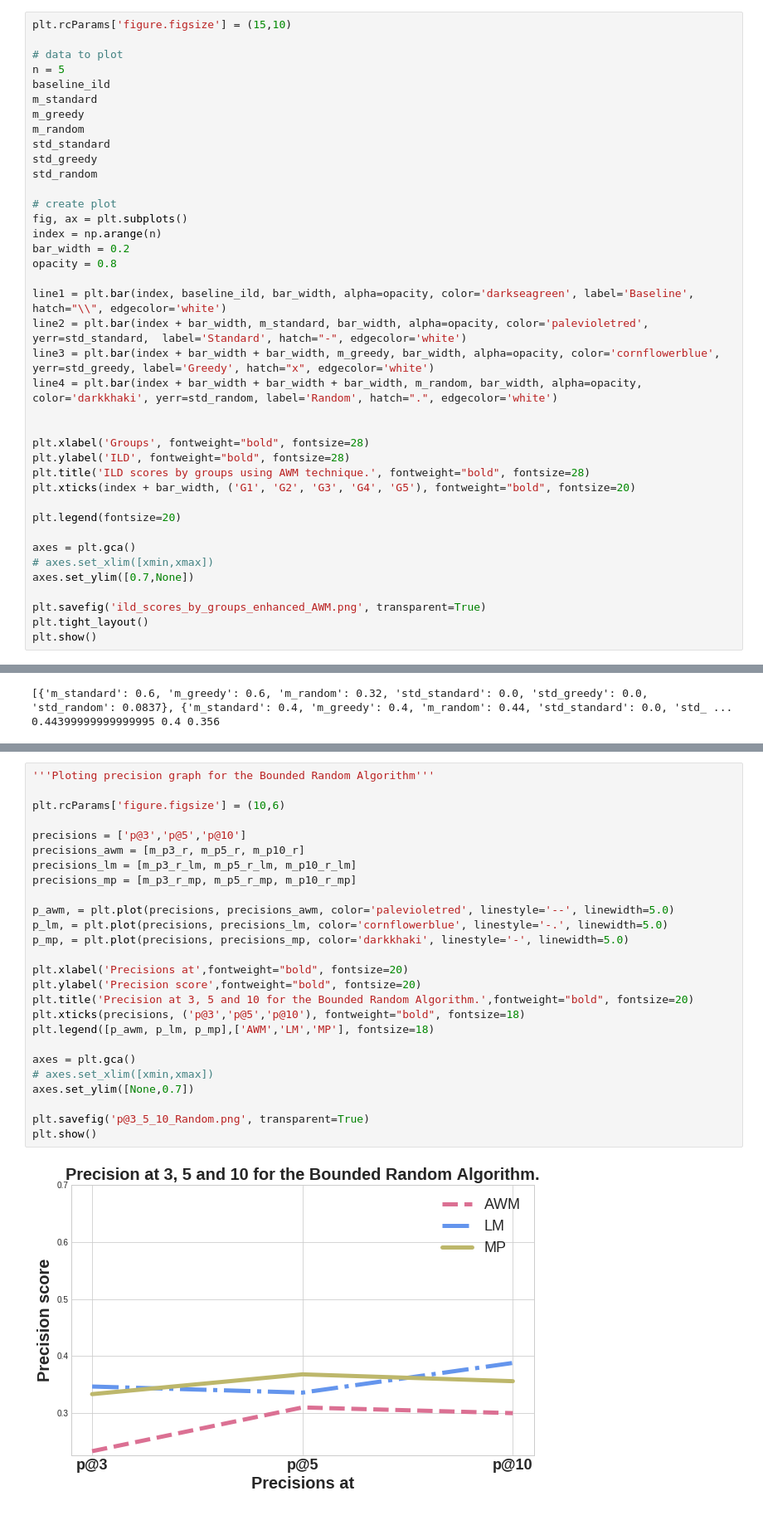
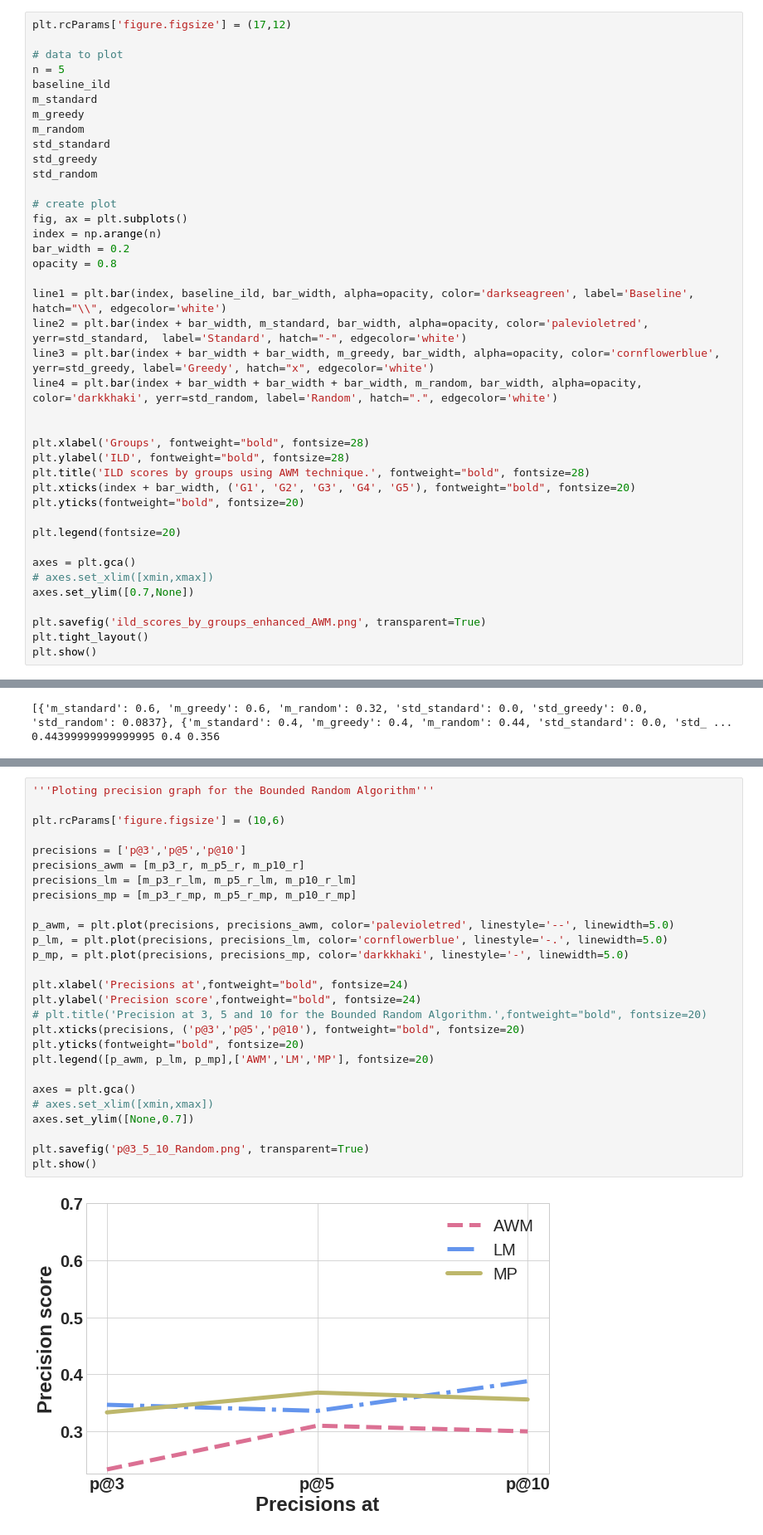
Before and after one commit to amandachagas/surprise-test, a Jupyter notebook: notebooks/Graphs.ipynb, the cells around one changed output, grey strips where cells are left out. Shown at 83% size. Saved outputs shown, nothing was run; the diff lists cells and outputs as text.

```diff
--- a/notebooks/Graphs.ipynb
+++ b/notebooks/Graphs.ipynb
@@ -289,7 +289,7 @@ baseline_ild = [0.9694159990485626,0.9442230039447174,0.9593941978720311,0.93540
 # %% [output]
 [0.7842, 0.8934, 0.8696, 0.8341, 0.9093] [0.9739, 0.9677, 0.9693, 0.9548, 0.9451] [0.9387, 0.9546, 0.9366, 0.948, 0.9323]
 # %%
-plt.rcParams['figure.figsize'] = (15,10)
+plt.rcParams['figure.figsize'] = (17,12)
 
 # data to plot
 n = 5
@@ -317,6 +317,7 @@ plt.xlabel('Groups', fontweight="bold", fontsize=28)
 plt.ylabel('ILD', fontweight="bold", fontsize=28)
 plt.title('ILD scores by groups using AWM technique.', fontweight="bold", fontsize=28)
 plt.xticks(index + bar_width, ('G1', 'G2', 'G3', 'G4', 'G5'), fontweight="bold", fontsize=20)
+plt.yticks(fontweight="bold", fontsize=20)
 
 plt.legend(fontsize=20)
 
@@ -1636,31 +1640,32 @@ plt.show()
 # %%
 '''Ploting precision graph for the Bounded Random Algorithm'''
 
 plt.rcParams['figure.figsize'] = (10,6)
 
 precisions = ['p@3','p@5','p@10']
 precisions_awm = [m_p3_r, m_p5_r, m_p10_r]
 precisions_lm = [m_p3_r_lm, m_p5_r_lm, m_p10_r_lm]
 precisions_mp = [m_p3_r_mp, m_p5_r_mp, m_p10_r_mp]
 
 p_awm, = plt.plot(precisions, precisions_awm, color='palevioletred', linestyle='--', linewidth=5.0)
 p_lm, = plt.plot(precisions, precisions_lm, color='cornflowerblue', linestyle='-.', linewidth=5.0)
 p_mp, = plt.plot(precisions, precisions_mp, color='darkkhaki', linestyle='-', linewidth=5.0)
 
-plt.xlabel('Precisions at',fontweight="bold", fontsize=20)
-plt.ylabel('Precision score',fontweight="bold", fontsize=20)
-plt.title('Precision at 3, 5 and 10 for the Bounded Random Algorithm.',fontweight="bold", fontsize=20)
-plt.xticks(precisions, ('p@3','p@5','p@10'), fontweight="bold", fontsize=18)
-plt.legend([p_awm, p_lm, p_mp],['AWM','LM','MP'], fontsize=18)
+plt.xlabel('Precisions at',fontweight="bold", fontsize=24)
+plt.ylabel('Precision score',fontweight="bold", fontsize=24)
+# plt.title('Precision at 3, 5 and 10 for the Bounded Random Algorithm.',fontweight="bold", fontsize=20)
+plt.xticks(precisions, ('p@3','p@5','p@10'), fontweight="bold", fontsize=20)
+plt.yticks(fontweight="bold", fontsize=20)
+plt.legend([p_awm, p_lm, p_mp],['AWM','LM','MP'], fontsize=20)
 
 axes = plt.gca()
 # axes.set_xlim([xmin,xmax])
 axes.set_ylim([None,0.7])
 
 plt.savefig('p@3_5_10_Random.png', transparent=True)
 plt.show()
 # %% [output]
-[figure, old version]
+[figure, new version]
 # %%
 '''Ploting precision graph for Standard recommendation'''
 
```
Also changed, not shown: parts of 5 cells of this notebook, 12 other files.
